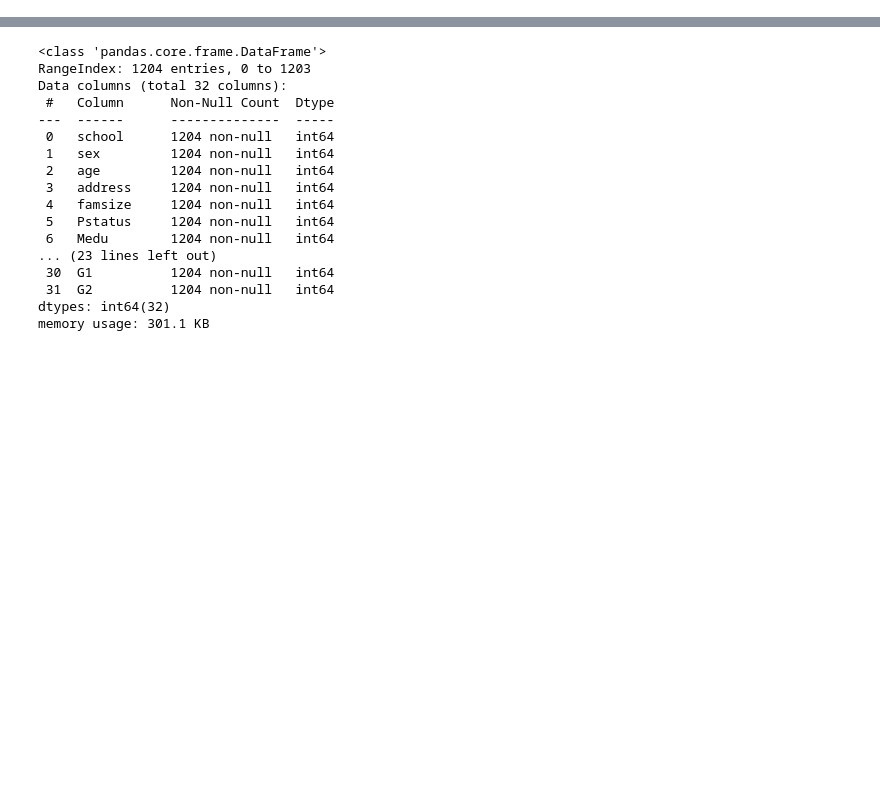
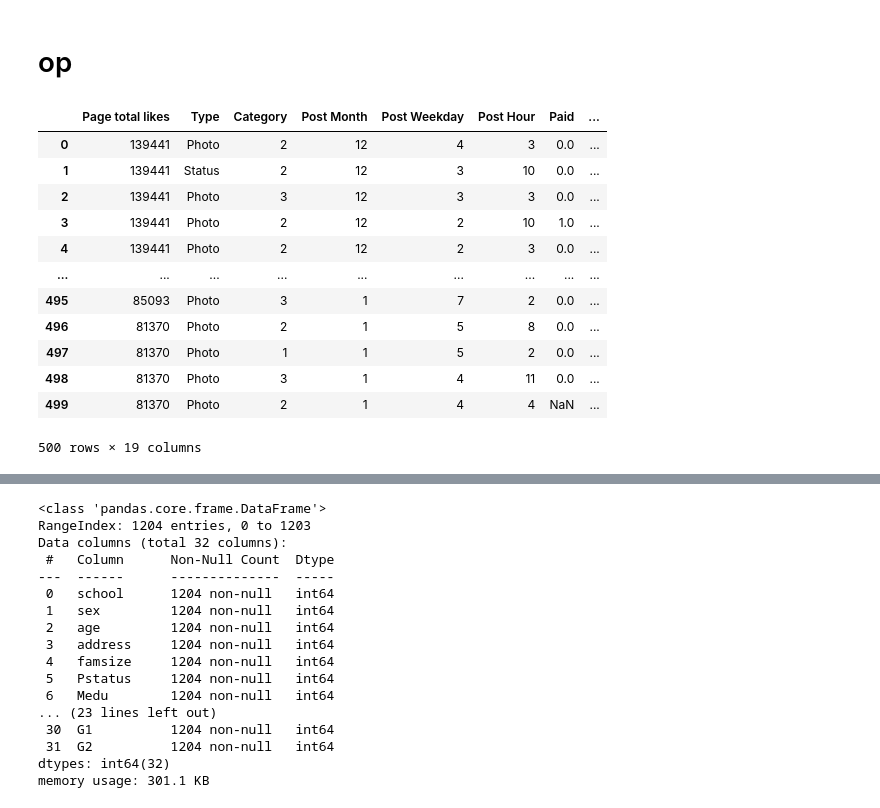
Before and after one commit to RedBatProject/Sea-Born, a Jupyter notebook: SeaBorn.ipynb, the cells around one changed output, grey strips where cells are left out. Saved outputs shown, nothing was run; the diff lists cells and outputs as text; code cells hidden in the pictures; blank space fills up the shorter version.

```diff
--- a/SeaBorn.ipynb
+++ b/SeaBorn.ipynb
@@ -6,3 +6,22 @@ import pandas as pd
 import matplotlib.pyplot as plt
 import seaborn as sns
 sns.set_theme(style="darkgrid")
+# %% [markdown]
+# op
+# %%
+data = pd.read_csv('/content/drive/MyDrive/A/Data Class/Performsnce facebook/facebook comments.csv')
+data
+# %% [output]
+|  | Page total likes | Type | Category | Post Month | Post Weekday | Post Hour | Paid | ... |
+| 0 | 139441 | Photo | 2 | 12 | 4 | 3 | 0.0 | ... |
+| 1 | 139441 | Status | 2 | 12 | 3 | 10 | 0.0 | ... |
+| 2 | 139441 | Photo | 3 | 12 | 3 | 3 | 0.0 | ... |
+| 3 | 139441 | Photo | 2 | 12 | 2 | 10 | 1.0 | ... |
+| 4 | 139441 | Photo | 2 | 12 | 2 | 3 | 0.0 | ... |
+| ... | ... | ... | ... | ... | ... | ... | ... | ... |
+| 495 | 85093 | Photo | 3 | 1 | 7 | 2 | 0.0 | ... |
+| 496 | 81370 | Photo | 2 | 1 | 5 | 8 | 0.0 | ... |
+| 497 | 81370 | Photo | 1 | 1 | 5 | 2 | 0.0 | ... |
+| 498 | 81370 | Photo | 3 | 1 | 4 | 11 | 0.0 | ... |
+| 499 | 81370 | Photo | 2 | 1 | 4 | 4 | NaN | ... |
+500 rows × 19 columns
```
Also changed, not shown: parts of 10 cells of this notebook.
